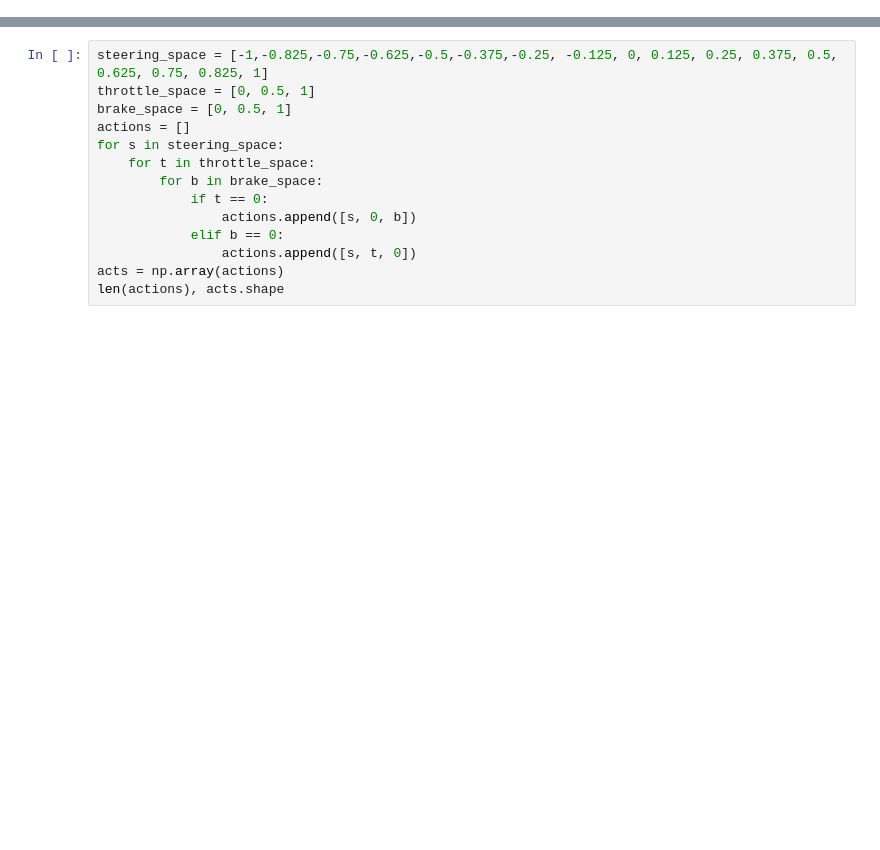
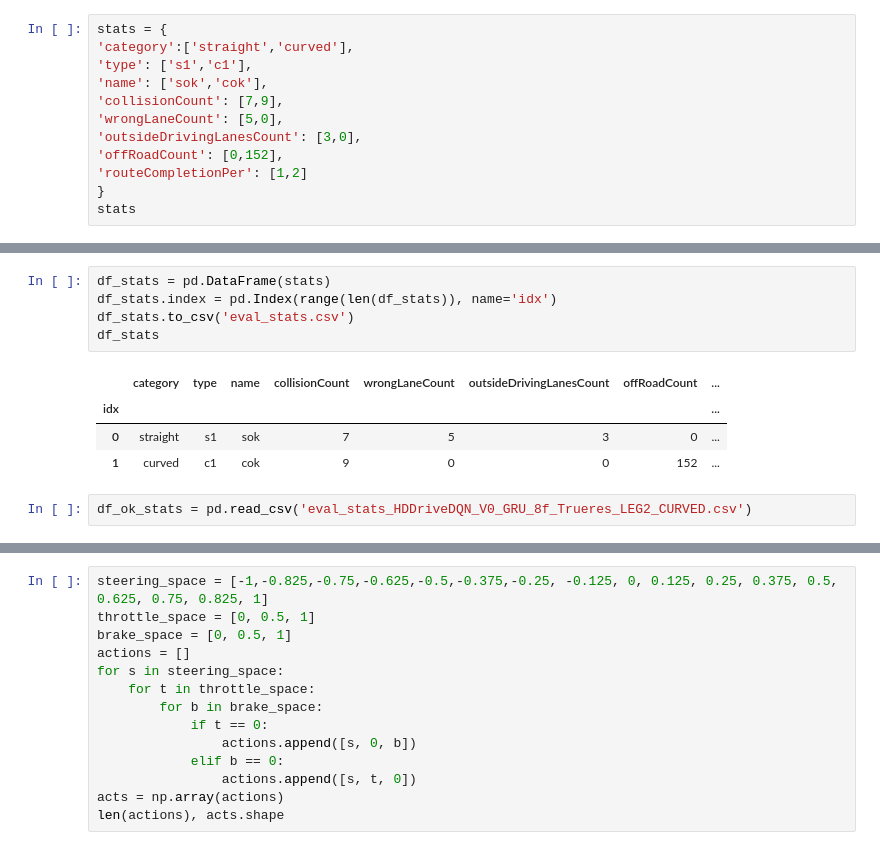
Before and after one commit to miladsamim/scenario_runner_, a Jupyter notebook: model.ipynb, the cells around one changed output, grey strips where cells are left out. Saved outputs shown, nothing was run; the diff lists cells and outputs as text; blank space fills up the shorter version.

```diff
--- a/model.ipynb
+++ b/model.ipynb
@@ -19,0 +24,12 @@ from srunner.tools import dotdict
+# %%
+stats = {
+'category':['straight','curved'],
+'type': ['s1','c1'],
+'name': ['sok','cok'],
+'collisionCount': [7,9],
+'wrongLaneCount': [5,0],
+'outsideDrivingLanesCount': [3,0],
+'offRoadCount': [0,152],
+'routeCompletionPer': [1,2]
+}
+stats
@@ -19,0 +45,12 @@ from srunner.tools import dotdict
+# %%
+df_stats = pd.DataFrame(stats)
+df_stats.index = pd.Index(range(len(df_stats)), name='idx')
+df_stats.to_csv('eval_stats.csv')
+df_stats
+# %% [output]
+|  | category | type | name | collisionCount | wrongLaneCount | outsideDrivingLanesCount | offRoadCount | ... |
+| idx |  |  |  |  |  |  |  | ... |
+| 0 | straight | s1 | sok | 7 | 5 | 3 | 0 | ... |
+| 1 | curved | c1 | cok | 9 | 0 | 0 | 152 | ... |
+# %%
+df_ok_stats = pd.read_csv('eval_stats_HDDriveDQN_V0_GRU_8f_Trueres_LEG2_CURVED.csv')
```
Also changed, not shown: parts of 7 cells of this notebook, 18 other files.
